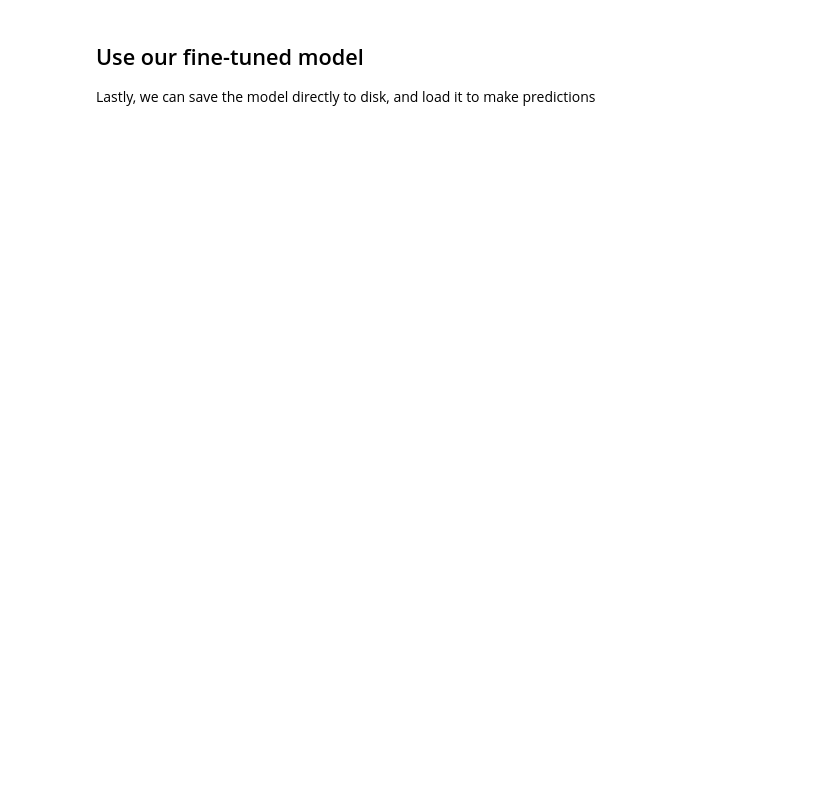
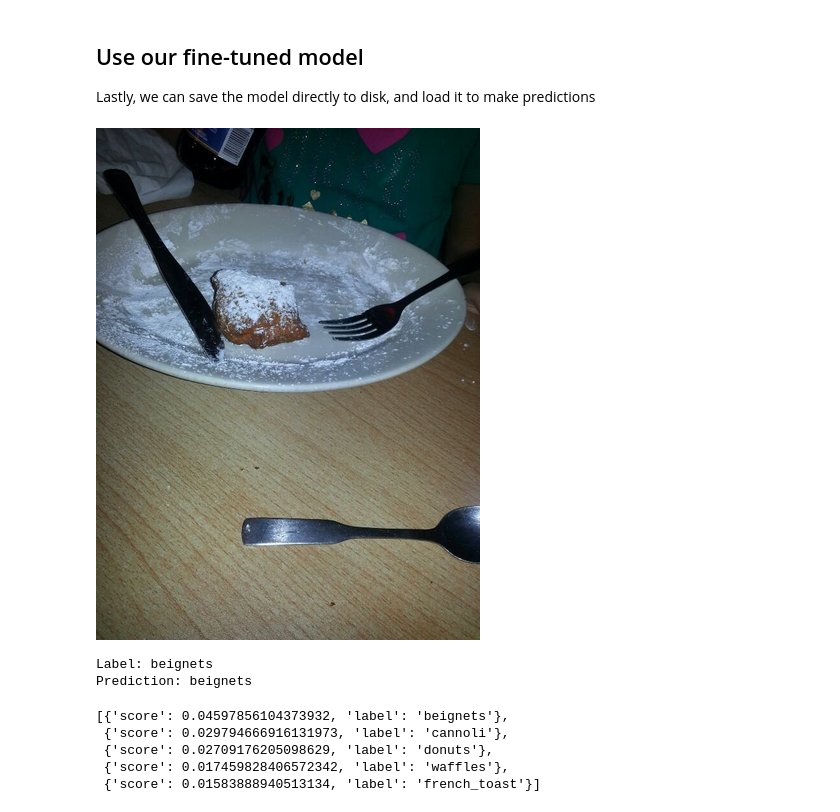
Before and after one commit to Ben-Epstein/domino-dca-notebooks, a Jupyter notebook: reference-project-image-classification/HuggingFace + MLFlow Image Classification.ipynb, the cells around one changed output. Cells and saved outputs as stored; diff of their text form; code cells hidden in the pictures; blank space fills up the shorter version.

Commit message:
use pipeline

```diff
--- a/reference-project-image-classification/HuggingFace + MLFlow Image Classification.ipynb
+++ b/reference-project-image-classification/HuggingFace + MLFlow Image Classification.ipynb
@@ -259,0 +251,26 @@ print(f"Prediction:", labels[pred])
+# %%
+from transformers import pipeline
+
+
+trainer.save_model(f"/mnt/artifacts/{mlflow_run_name}")
+classifier = pipeline("image-classification", model=f"/mnt/artifacts/{mlflow_run_name}")
+
+# Get the raw image
+record = load_dataset(DATASET_NAME)["train"][0]
+image = record[IMAGE_COL]
+label = record[LABEL_COL]
+
+display(image)
+print("Label:", labels[label])
+preds = classifier(image)
+print("Prediction:", preds[0]["label"], end="\n\n")
+preds
+# %% [output]
+[figure, added]
+Label: beignets
+Prediction: beignets
+[{'score': 0.04597856104373932, 'label': 'beignets'},
+ {'score': 0.029794666916131973, 'label': 'cannoli'},
+ {'score': 0.02709176205098629, 'label': 'donuts'},
+ {'score': 0.017459828406572342, 'label': 'waffles'},
+ {'score': 0.01583888940513134, 'label': 'french_toast'}]
```
Also changed, not shown: parts of 3 cells of this notebook.
